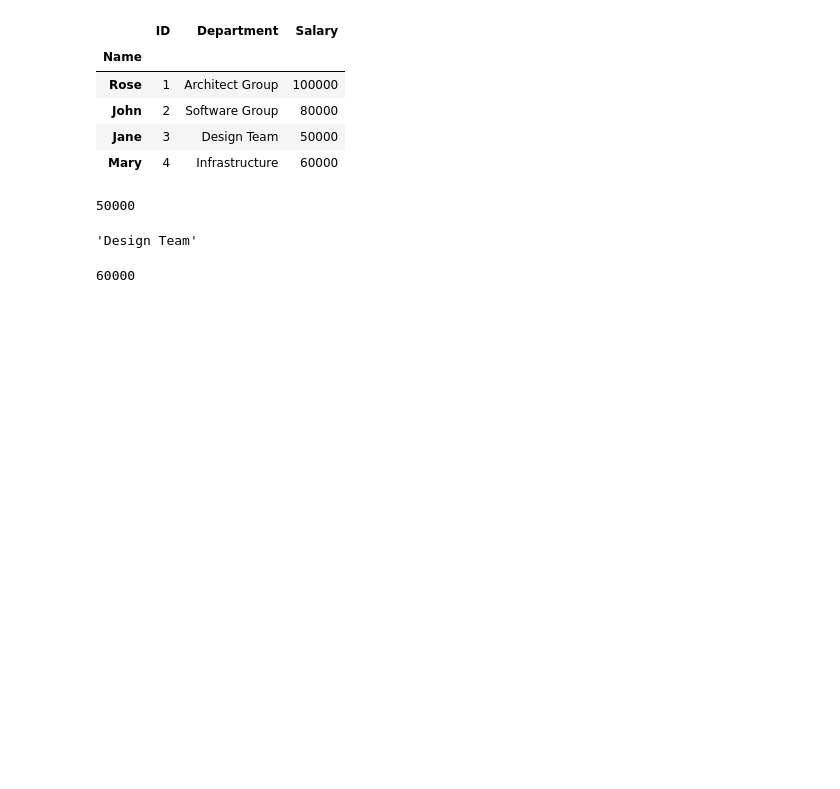
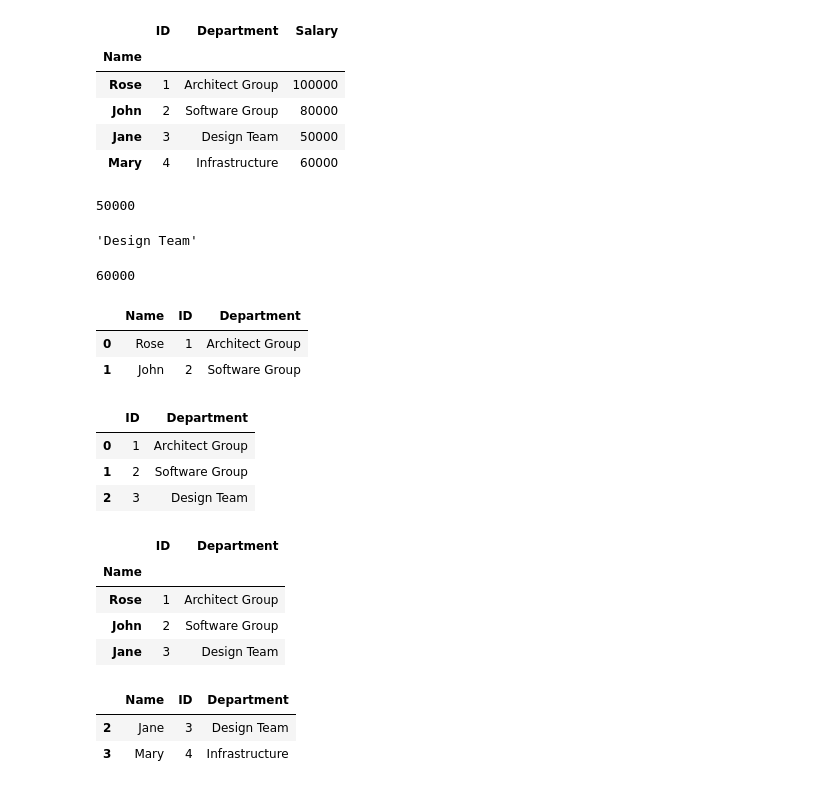
Before and after one commit to PosgradoMNA/actividades-de-aprendizaje-karelcuevas, a Jupyter notebook: assignment01.ipynb, the cells around one changed output. Saved outputs shown, nothing was run; the diff lists cells and outputs as text; code cells hidden in the pictures; blank space fills up the shorter version.

```diff
--- a/assignment01.ipynb
+++ b/assignment01.ipynb
@@ -841,3 +841,34 @@ df2.loc['Jane', 'Department']
 df2.iloc[3,2]
 # %% [output]
 60000
+# %%
+# let us do the slicing using old dataframe df
+
+df.iloc[0:2, 0:3]
+# %% [output]
+|  | Name | ID | Department |
+| 0 | Rose | 1 | Architect Group |
+| 1 | John | 2 | Software Group |
+# %%
+#let us do the slicing using loc() function on old dataframe df where index column is having labels as 0,1,2
+df.loc[0:2,'ID':'Department']
+# %% [output]
+|  | ID | Department |
+| 0 | 1 | Architect Group |
+| 1 | 2 | Software Group |
+| 2 | 3 | Design Team |
+# %%
+#let us do the slicing using loc() function on new dataframe df1 where index column is Name having labels: Rose, John and Jane
+df2.loc['Rose':'Jane', 'ID':'Department']
+# %% [output]
+|  | ID | Department |
+| Name |  |  |
+| Rose | 1 | Architect Group |
+| John | 2 | Software Group |
+| Jane | 3 | Design Team |
+# %%
+df.loc[2:3,'Name':'Department']
+# %% [output]
+|  | Name | ID | Department |
+| 2 | Jane | 3 | Design Team |
+| 3 | Mary | 4 | Infrastructure |
```
